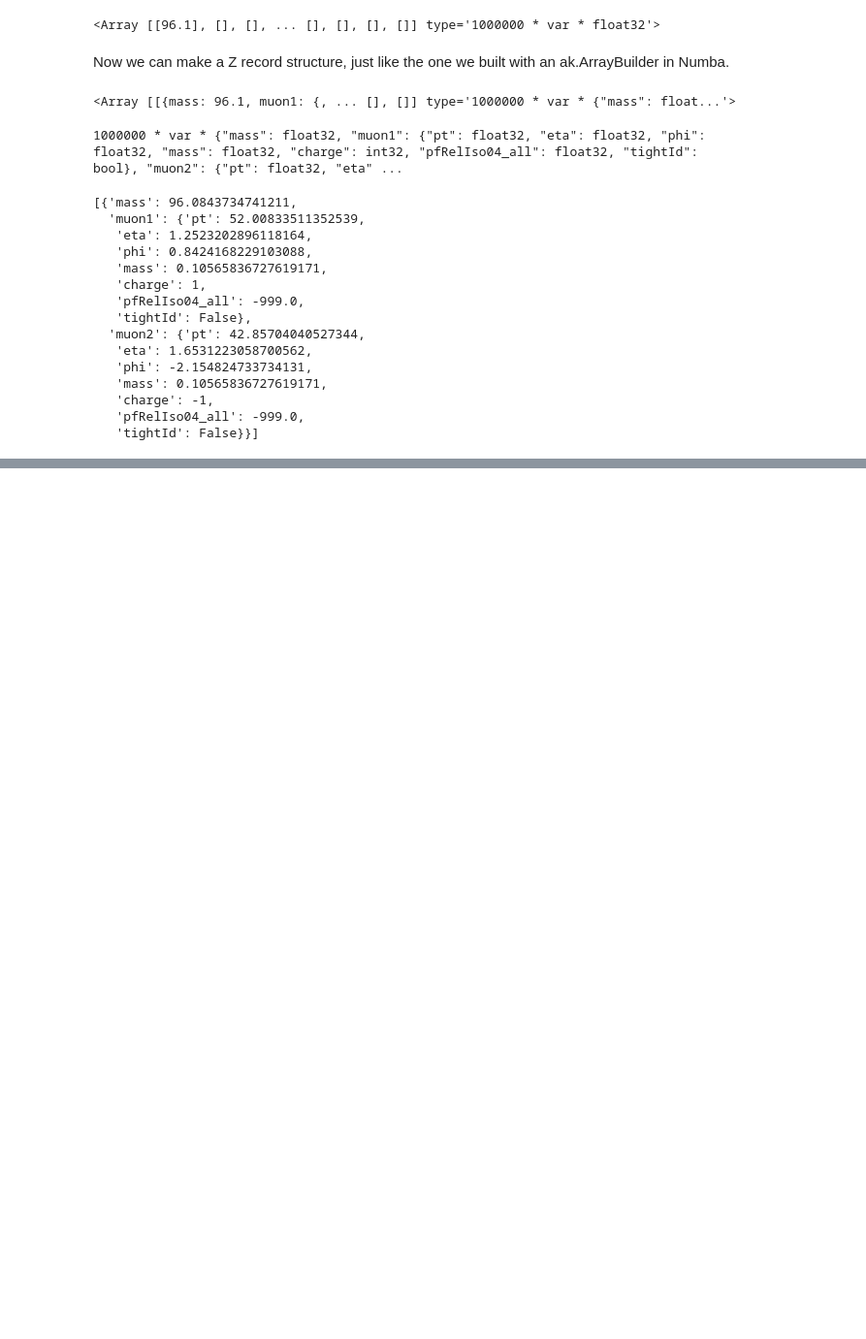
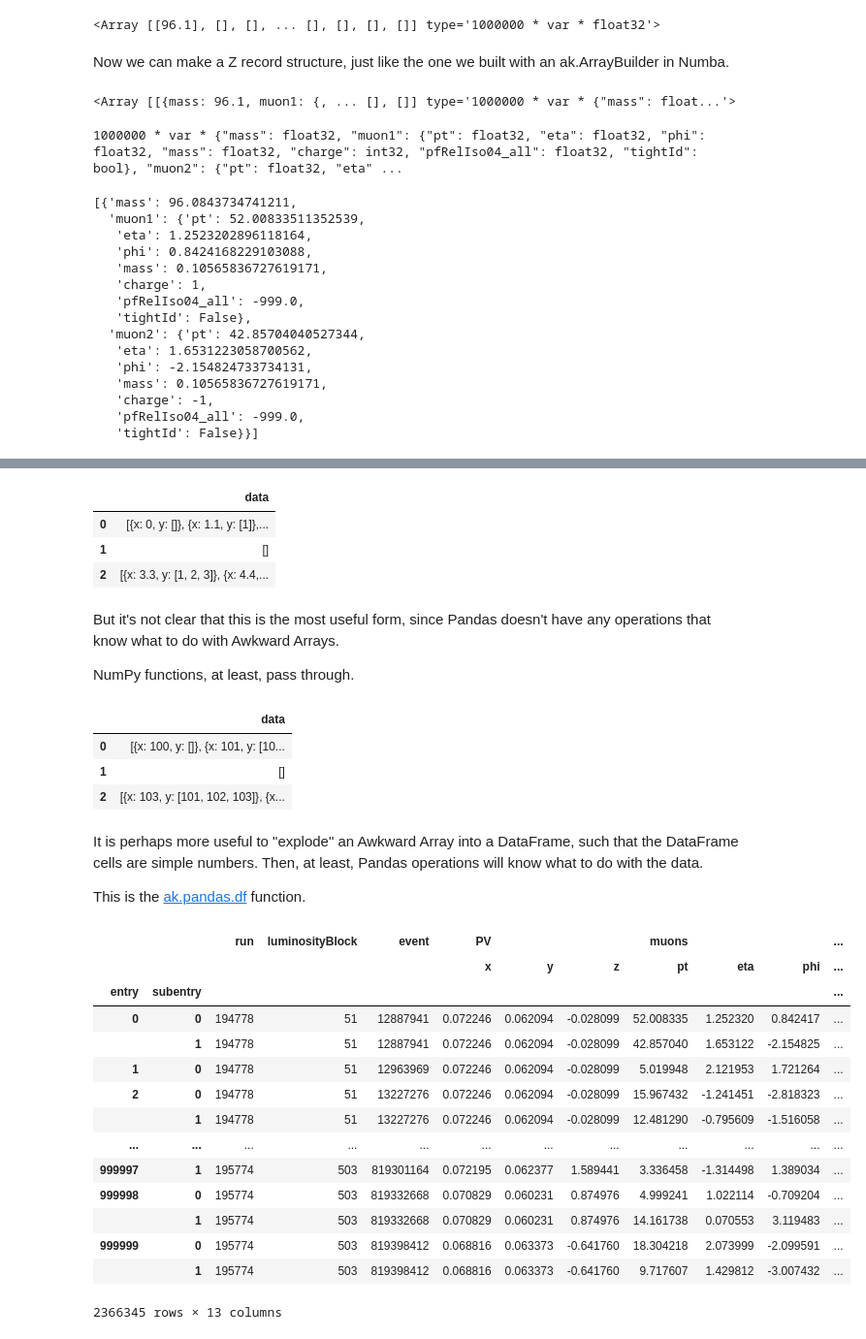
Before and after one commit to jpivarski-talks/2020-06-08-uproot-awkward-columnar-hats, a Jupyter notebook: 02-columnar-analysis-awkward-array.ipynb, the cells around one changed output, grey strips where cells are left out. Shown at 97% size. Cells and saved outputs as stored; diff of their text form; code cells hidden in the pictures; blank space fills up the shorter version.

```diff
--- a/02-columnar-analysis-awkward-array.ipynb
+++ b/02-columnar-analysis-awkward-array.ipynb
@@ -1039,0 +1168,43 @@ ak.to_list(z_records[0])
+# %%
+import pandas as pd
+
+df = pd.DataFrame({"data": columnar})
+df
+# %% [output]
+|  | data |
+| 0 | [{x: 0, y: []}, {x: 1.1, y: [1]},... |
+| 1 | [] |
+| 2 | [{x: 3.3, y: [1, 2, 3]}, {x: 4.4,... |
+# %% [markdown]
+But it's not clear that this is the most useful form, since Pandas doesn't have any operations that know what to do with Awkward Arrays.
+
+NumPy functions, at least, pass through.
+# %%
+df + 100
+# %% [output]
+|  | data |
+| 0 | [{x: 100, y: []}, {x: 101, y: [10... |
+| 1 | [] |
+| 2 | [{x: 103, y: [101, 102, 103]}, {x... |
+# %% [markdown]
+It is perhaps more useful to "explode" an Awkward Array into a DataFrame, such that the DataFrame cells are simple numbers. Then, at least, Pandas operations will know what to do with the data.
+
+This is the [ak.pandas.df](https://awkward-array.readthedocs.io/en/latest/ak.pandas.df.html) function.
+# %%
+ak.pandas.df(cms_events)
+# %% [output]
+|  |  | run | luminosityBlock | event | PV |  |  | muons |  |  | ... |
+|  |  |  |  |  | x | y | z | pt | eta | phi | ... |
+| entry | subentry |  |  |  |  |  |  |  |  |  | ... |
+| 0 | 0 | 194778 | 51 | 12887941 | 0.072246 | 0.062094 | -0.028099 | 52.008335 | 1.252320 | 0.842417 | ... |
+|  | 1 | 194778 | 51 | 12887941 | 0.072246 | 0.062094 | -0.028099 | 42.857040 | 1.653122 | -2.154825 | ... |
+| 1 | 0 | 194778 | 51 | 12963969 | 0.072246 | 0.062094 | -0.028099 | 5.019948 | 2.121953 | 1.721264 | ... |
+| 2 | 0 | 194778 | 51 | 13227276 | 0.072246 | 0.062094 | -0.028099 | 15.967432 | -1.241451 | -2.818323 | ... |
+|  | 1 | 194778 | 51 | 13227276 | 0.072246 | 0.062094 | -0.028099 | 12.481290 | -0.795609 | -1.516058 | ... |
+| ... | ... | ... | ... | ... | ... | ... | ... | ... | ... | ... | ... |
+| 999997 | 1 | 195774 | 503 | 819301164 | 0.072195 | 0.062377 | 1.589441 | 3.336458 | -1.314498 | 1.389034 | ... |
+| 999998 | 0 | 195774 | 503 | 819332668 | 0.070829 | 0.060231 | 0.874976 | 4.999241 | 1.022114 | -0.709204 | ... |
+|  | 1 | 195774 | 503 | 819332668 | 0.070829 | 0.060231 | 0.874976 | 14.161738 | 0.070553 | 3.119483 | ... |
+| 999999 | 0 | 195774 | 503 | 819398412 | 0.068816 | 0.063373 | -0.641760 | 18.304218 | 2.073999 | -2.099591 | ... |
+|  | 1 | 195774 | 503 | 819398412 | 0.068816 | 0.063373 | -0.641760 | 9.717607 | 1.429812 | -3.007432 | ... |
+2366345 rows × 13 columns
```
Also changed, not shown: parts of 32 cells of this notebook.
